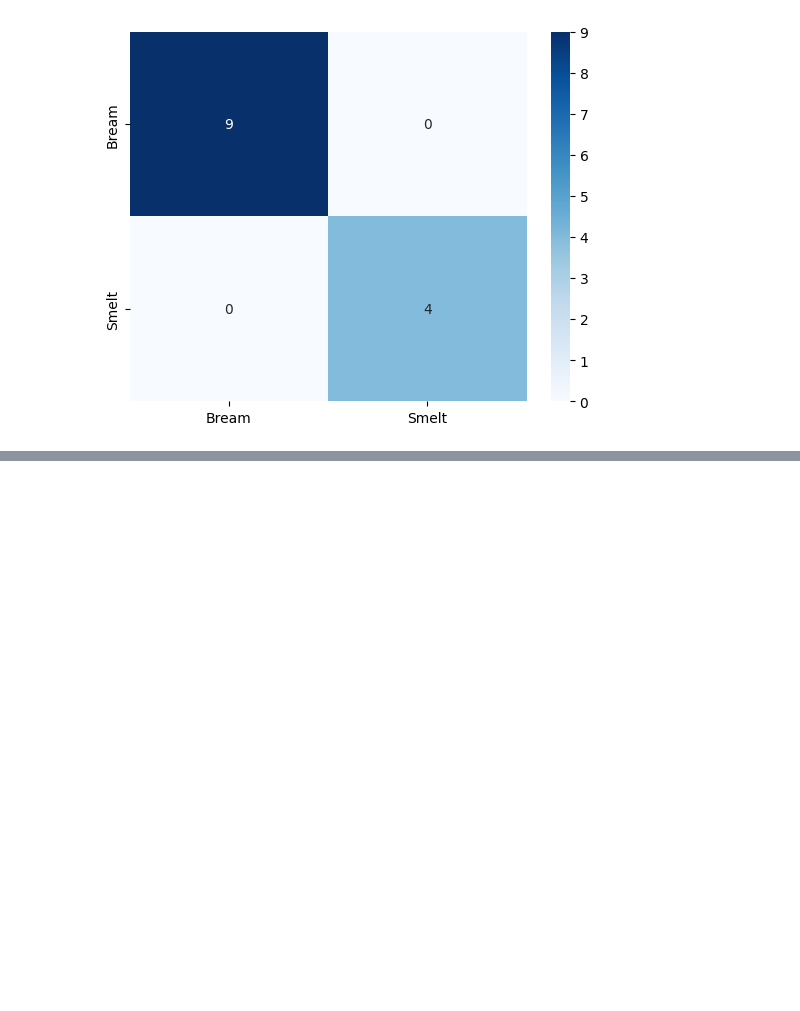
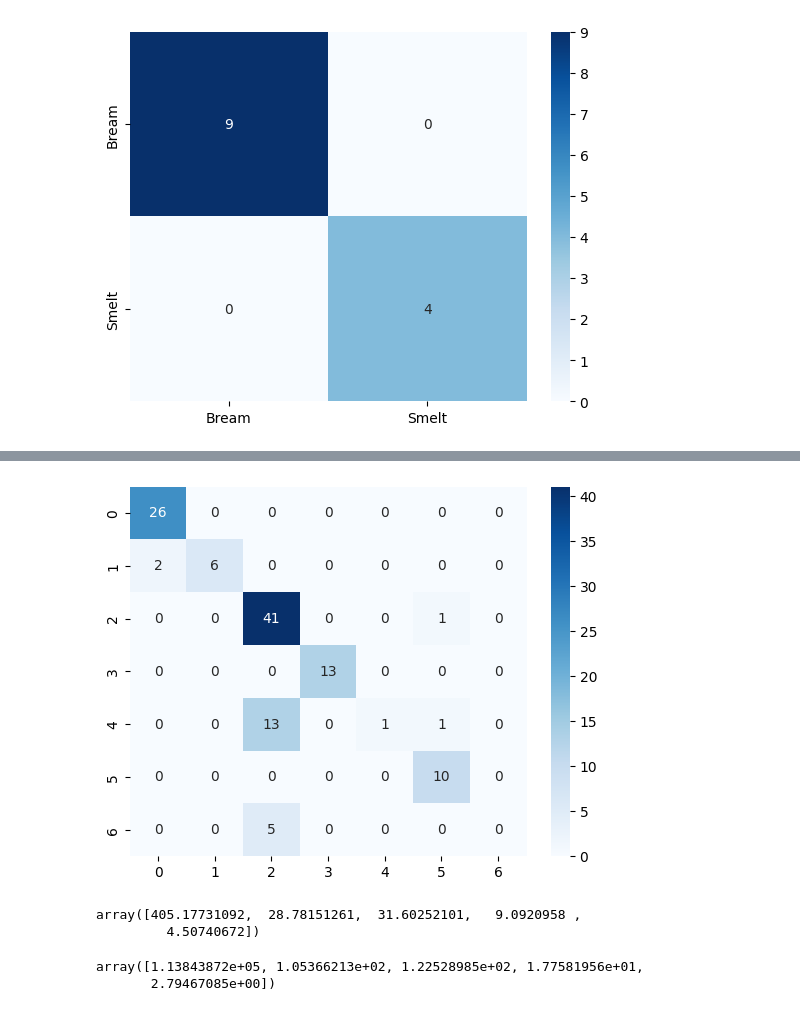
Before and after one commit to YounJJ/202511_BD53, a Jupyter notebook: lab_ml/ml08_logistic_regression.ipynb, the cells around one changed output, grey strips where cells are left out. Cells and saved outputs as stored; diff of their text form; code cells hidden in the pictures; blank space fills up the shorter version.

```diff
--- a/lab_ml/ml08_logistic_regression.ipynb
+++ b/lab_ml/ml08_logistic_regression.ipynb
@@ -176,0 +324,7 @@ plt.show()
+# %%
+# Pipeline 객체(StandardScaler + LogisticRegression) 생성
+pipe = Pipeline(steps=[("scaler", StandardScaler()),
+                       ("clf", LogisticRegression(random_state=42))])
+# %%
+# ML 모델 훈련
+pipe.fit(X=x_train, y=y_train)
@@ -176,0 +351,3 @@ plt.show()
+# %%
+train_pred = pipe.predict(X=x_train)
+train_pred[:6]
@@ -176,0 +356,3 @@ plt.show()
+# %%
+cm_train = confusion_matrix(y_true=y_train, y_pred=train_pred)
+cm_train
@@ -176,0 +367,15 @@ plt.show()
+# %%
+sns.heatmap(data=cm_train, cmap="Blues", annot=True)
+plt.show()
+# %% [output]
+[figure, added]
+# %%
+pipe["scaler"].mean_
+# %% [output]
+array([405.17731092,  28.78151261,  31.60252101,   9.0920958 ,
+         4.50740672])
+# %%
+pipe["scaler"].var_
+# %% [output]
+array([1.13843872e+05, 1.05366213e+02, 1.22528985e+02, 1.77581956e+01,
+       2.79467085e+00])
```
Also changed, not shown: parts of 25 cells of this notebook.
